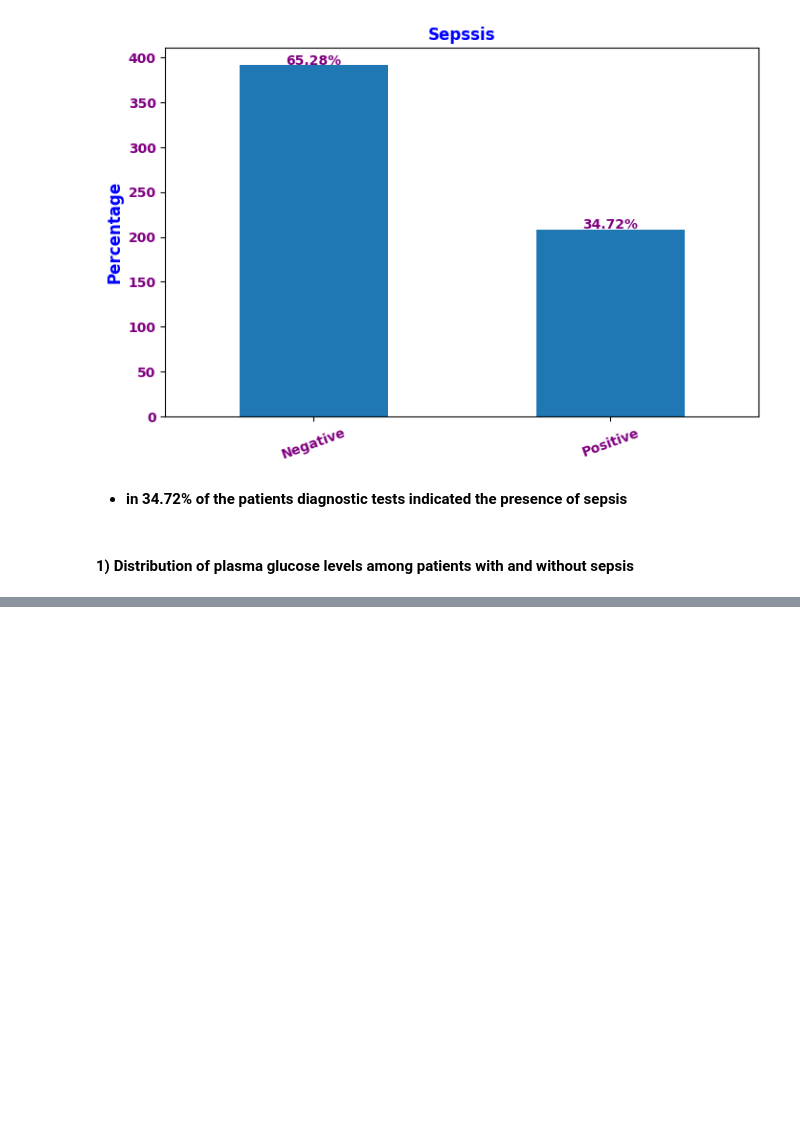
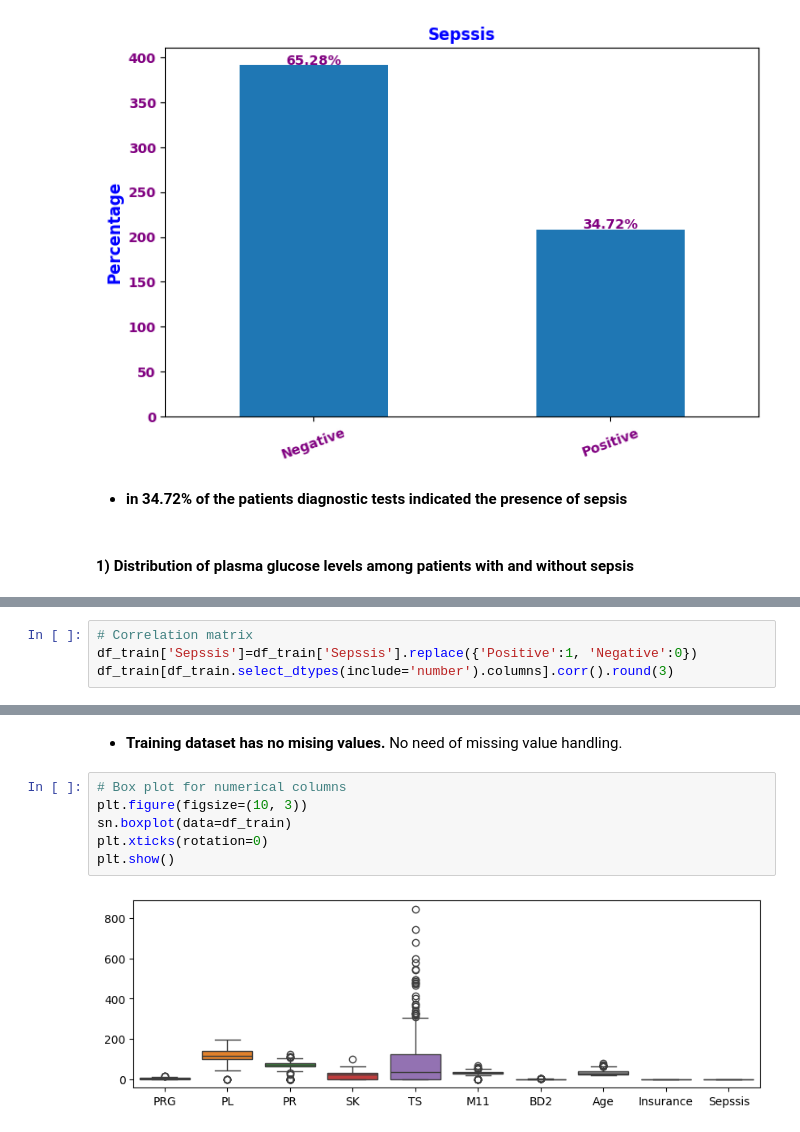
Before and after one commit to tirusew-7/Sepsis-Prediction-API-with-FastAPI, a Jupyter notebook: dev/Sepsis-model.ipynb, the cells around one changed output, grey strips where cells are left out. Saved outputs shown, nothing was run; the diff lists cells and outputs as text; blank space fills up the shorter version.

```diff
--- a/dev/Sepsis-model.ipynb
+++ b/dev/Sepsis-model.ipynb
@@ -187,0 +307,4 @@ ValueError: 'lightred' is not a valid color value.
+# %%
+# Correlation matrix
+df_train['Sepssis']=df_train['Sepssis'].replace({'Positive':1, 'Negative':0})
+df_train[df_train.select_dtypes(include='number').columns].corr().round(3)
@@ -187,0 +342,10 @@ ValueError: 'lightred' is not a valid color value.
+# %% [markdown]
+- **Training dataset has no mising values.** No need of missing value handling.
+# %%
+# Box plot for numerical columns
+plt.figure(figsize=(10, 3))
+sn.boxplot(data=df_train)
+plt.xticks(rotation=0)
+plt.show()
+# %% [output]
+[figure, added]
```
Also changed, not shown: parts of 24 cells of this notebook.
